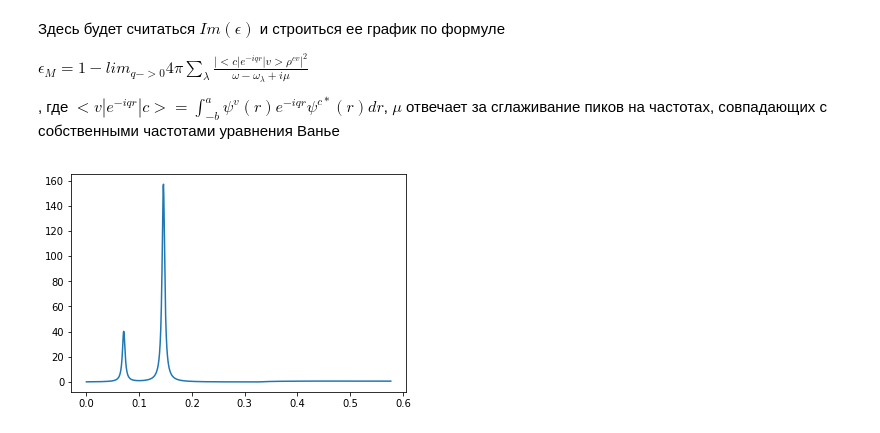
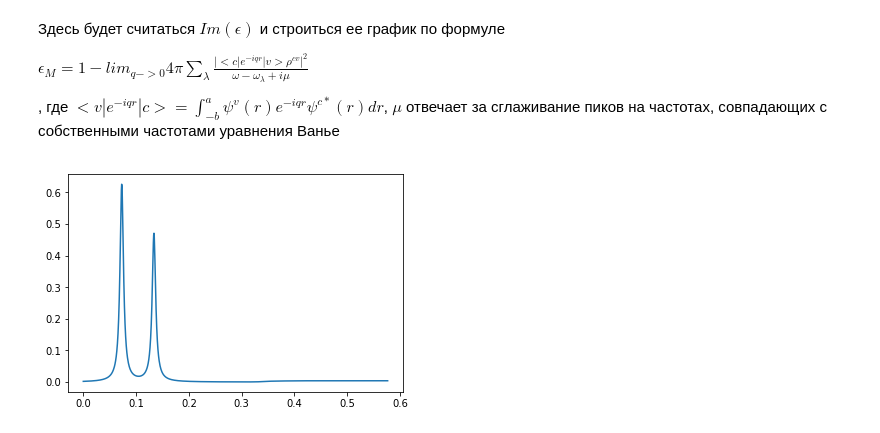
Before and after one commit to MegedMC/KP_problem, a Jupyter notebook: KP_exp_WF.ipynb, the cells around one changed output. Cells and saved outputs as stored; diff of their text form; code cells hidden in the pictures.

Commit message:
proper spectrum

```diff
--- a/KP_exp_WF.ipynb
+++ b/KP_exp_WF.ipynb
@@ -22,14 +22,15 @@ A_LR = 15.
 a = 2.6
 b = 0.4
 V = 8.0
-N = 91
-N_r = 41
+N = 271
+N_r = 90
 A_SC = 0.898*1.4
 alph = 0.01
-A_cont = 2.32
+A_cont = 3.7 #2.32
 A_LR = 15.
 # %%
 import numpy
+import scipy.special as spc
 import matplotlib.pyplot as plt
 %matplotlib inline
 import scipy.optimize as opt
@@ -41,8 +42,8 @@ E_k = lambda E: (cmath.cos(cmath.sqrt(2*E)*a) * cmath.cosh(b * cmath.sqrt(2 * V
                    (V / (2*E) - 1.) / cmath.sqrt(V/E - 1.) * cmath.sinh(cmath.sqrt(2*V - 2*E)*b) * \
                     cmath.sin(cmath.sqrt(2*E)*a) - cmath.cos(k * (a+b))).real
 k_map = numpy.linspace(-numpy.pi/(a+b),numpy.pi/(a+b),N)
-r_map = numpy.arange(0,N_r) * (a+b) / N_r - b
-#r_map = numpy.linspace(-b,a,N_r)
+#r_map = numpy.arange(0,N_r) * (a+b) / N_r - b
+r_map = numpy.linspace(-b,a,N_r)
 for i in range (0, N_r):
     if (r_map[i]<=0):
         N_0 = i
@@ -182,20 +169,21 @@ $
 
 , где $< v|e^{-iqr}|c > = \int_{-b}^{a} \psi^v(r) e^{-iqr} \psi^{c*}(r) dr $, $\mu$ отвечает за сглаживание пиков на частотах, совпадающих с собственными частотами уравнения Ванье
 # %%
-q=(0.1)**10; N_w = 1000; eta = 0.003
+#correct formula but wrong spectrum
+q=0.0013; N_w = 1000; eta = 0.004
 w_map = numpy.linspace(0., fr[N // 2], N_w)
 F_fr = numpy.zeros(numpy.size(w_map), dtype = complex)
 Int = numpy.zeros(N, dtype = complex); ME = numpy.zeros(N, dtype = complex)
 def integr(i):
-    return simps(fi[:,i,0]*fi[:,i,1].conjugate()*numpy.exp(-1.j*q*r_map[:],dtype=complex),x=None,dx=h)
+    return simps(fi[:,i,1].conj()*fi[:,i,0]*numpy.exp(-1.j*q*r_map[:],dtype=complex),dx=h)
 for i in range (0,N):
     Int[i] = integr(i)
 ME[:] = abs(Int.dot(v[:])/(a+b))**2
 for w in range (0, N_w):
     Int[:] = (w_map[w] - fr[:] + 1.j * eta) ** (-1)
     F_fr[w] = 1 - 4 * numpy.pi * Int.dot(ME)
 fig, ax = plt.subplots()
 ax.plot(w_map,F_fr.imag)
 plt.show()
 # %% [output]
-[figure, old version]
+[figure, new version]
```
Also changed, not shown: parts of 5 cells of this notebook.
